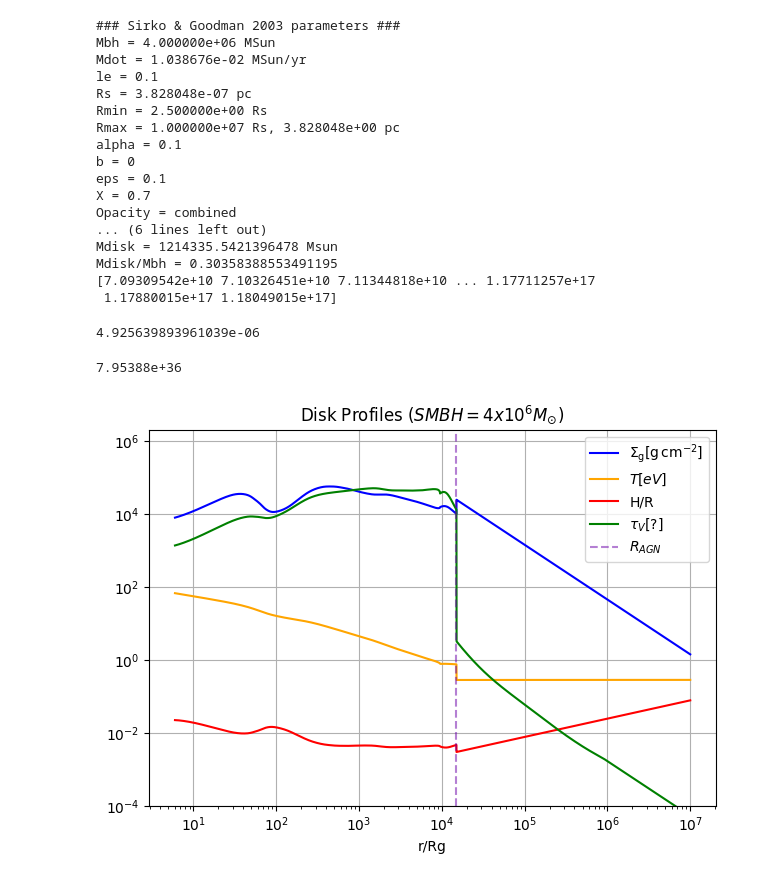
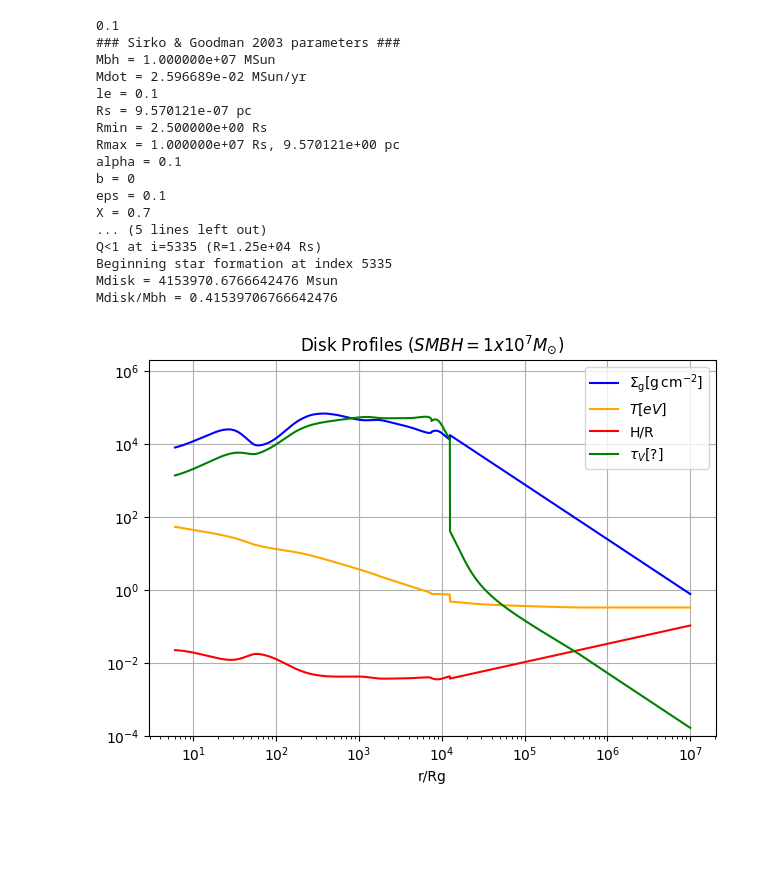
Before and after one commit to jt-stevenson/EMRIs_test, a Jupyter notebook: disk_profiles.ipynb, the cells around one changed output. Drawn from its saved outputs; the diff is of its cells as text; code cells hidden in the pictures; blank space fills up the shorter version.

```diff
--- a/disk_profiles.ipynb
+++ b/disk_profiles.ipynb
@@ -22,86 +22,89 @@ from pagn.opacities import electron_scattering_opacity
 #some nicer code based on Test_zone.ipynb
 # %%
 mass_sec=np.genfromtxt("BHs_single_Zsun_rapid_nospin.dat",usecols=(0),skip_header=3,unpack=True)
-lit='Pan+Yang'
 
 winds=True
 
-MBH_power=6
+MBH_power=7
 
-MBH_digit=4
+MBH_digit=1
 
 Mbh=MBH_digit * 10**MBH_power * ct.MSun
 
 Mmean=10 * ct.MSun
 
 alpha=0.1
-mdot=0.1
-le=mdot
 eps=0.1
 spin=0.9
+le=0.1
 
-disk = pagn.SirkoAGN(Mbh=Mbh, alpha=alpha, le=le, eps=eps)
-Rmin = disk.Rmin
-Rmax = disk.Rmax
-disk.solve_disk()
+Ledd=jscript.Ledd(Mbh, X=0.7)
+Mdot_edd = Ledd / (eps*ct.c ** 2)
+Mdot = le * Mdot_edd
 
-print(disk.R)
+mdot=Mdot/Mdot_edd
+
+print(mdot)
+
+TT='G23'
+DT='SG'
+
+if DT=="SG":
+    disk = pagn.SirkoAGN(Mbh=Mbh, alpha=alpha, le=le, eps=eps)
+    Rmin = disk.Rmin
+    Rmax = disk.Rmax
+    disk.solve_disk()
+
+if DT=="NT":
+    disk = Novikov.NovikovThorneAGN(Mbh=Mbh, alpha=alpha, le=le, eps=eps, spin=spin)
+    Rmin = disk.Rmin
+    Rmax = disk.Rmax
+    disk.solve_disk()
 
 R_G=Mbh * ct.G /(ct.c*ct.c)
 
 Rsch = 2 * ct.G * Mbh / ct.c**2
 Rs = disk.R / Rsch
-
-TT='G23'
-DT='SG'
 # %% [output]
+0.1
 ### Sirko & Goodman 2003 parameters ###
-Mbh = 4.000000e+06 MSun
-Mdot = 1.038676e-02 MSun/yr
+Mbh = 1.000000e+07 MSun
+Mdot = 2.596689e-02 MSun/yr
 le = 0.1
-Rs = 3.828048e-07 pc
+Rs = 9.570121e-07 pc
 Rmin = 2.500000e+00 Rs
-Rmax = 1.000000e+07 Rs, 3.828048e+00 pc
+Rmax = 1.000000e+07 Rs, 9.570121e+00 pc
 alpha = 0.1
 b = 0
 eps = 0.1
 X = 0.7
-Opacity = combined
-... (6 lines left out)
-Mdisk = 1214335.5421396478 Msun
-Mdisk/Mbh = 0.30358388553491195
-[7.09309542e+10 7.10326451e+10 7.11344818e+10 ... 1.17711257e+17
- 1.17880015e+17 1.18049015e+17]
+... (5 lines left out)
+Q<1 at i=5335 (R=1.25e+04 Rs)
+Beginning star formation at index 5335
+Mdisk = 4153970.6766642476 Msun
+Mdisk/Mbh = 0.41539706766642476
-# %%
-print(ct.MSun * ct.G / ct.c**3)
-# %% [output]
-4.925639893961039e-06
-# %%
-print(disk.Mbh)
-# %% [output]
-7.95388e+36
 # %%
 colour='plasma'
 cmap = plt.colormaps[colour]
 
 
 plt.plot(disk.R/(2*R_G), 2*disk.h*disk.rho*ct.SI_to_gcm2, label = r'$\Sigma_{\rm g} [{\rm g \, cm}^{-2}]$', color='b')
 plt.plot(disk.R/(2*R_G), disk.T*jscript.K_to_eV, label = r"$T [eV] $", color='orange')
 plt.plot(disk.R/(2*R_G), disk.h/disk.R, label = r"H/R", color='r')
 plt.plot(disk.R/(2*R_G), disk.tauV, label = r'$\tau_V [?]$', color='g')
 plt.xlabel("r/Rg")
 
 plt.ylim(1e-4, 2e6)
 plt.xscale('log')
 plt.yscale('log')
-plt.axvline(x=disk.R_AGN/(2*R_G), linestyle='--', color=cmap(0.2), alpha=0.5, label = r"$R_{AGN}$")
+# plt.axvline(x=disk.R_AGN/(2*R_G), linestyle='--', color=cmap(0.2), alpha=0.5, label = r"$R_{AGN}$")
 
 plt.title(f'Disk Profiles ($SMBH = {MBH_digit}x10^{MBH_power}$'r'${M_{\odot}})$')
 plt.legend()
 
 plt.grid()
 plt.tight_layout()
-plt.savefig(f'Lit_Comparison/{lit}/SG_profiles_MBH{MBH_digit}e{MBH_power}_alpha{alpha}.pdf')
+# plt.savefig(f'Torques/{DT}/Wind/SG_profiles_MBH{MBH_digit}e{MBH_power}_alpha{alpha}.pdf')
 plt.show()
 # %% [output]
-[figure, old version]
+[figure, new version]
```
Also changed, not shown: parts of 5 cells of this notebook, 1 other file.
